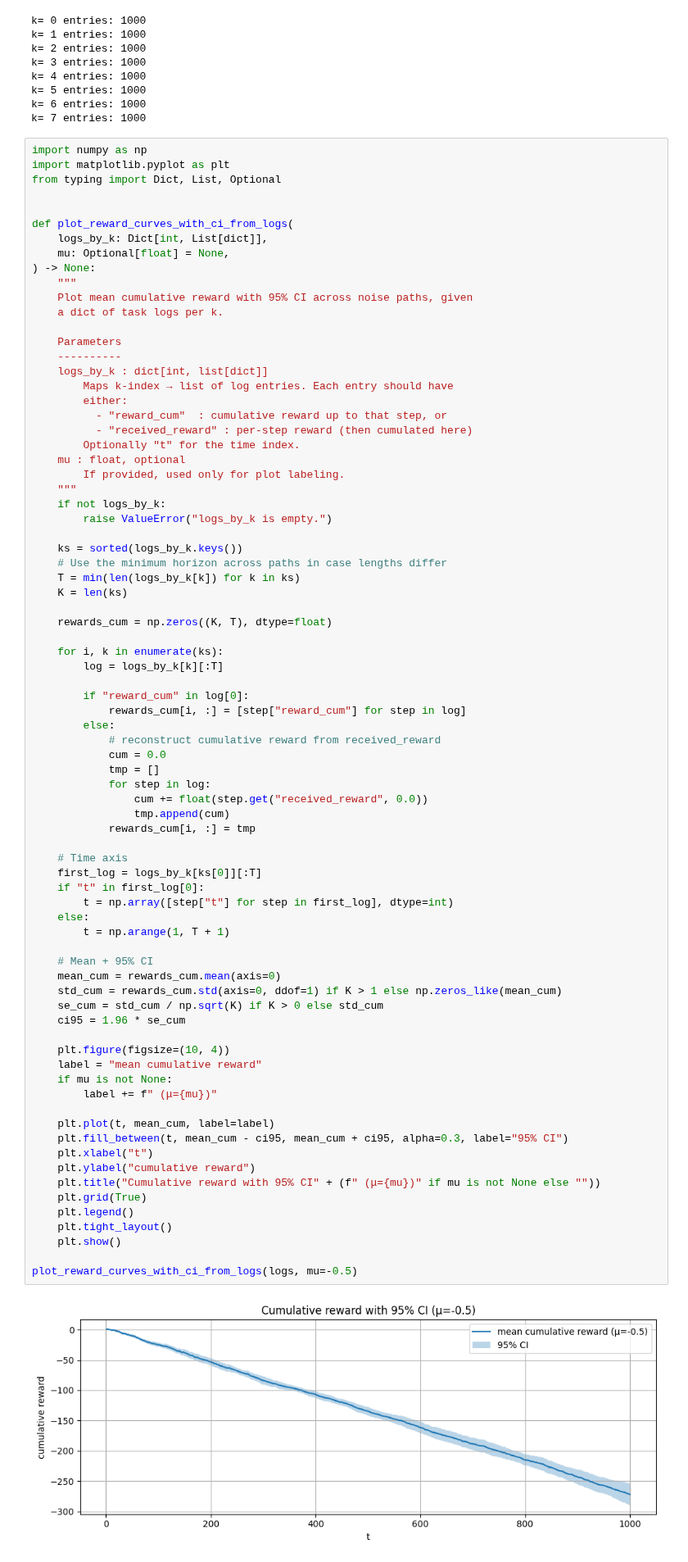
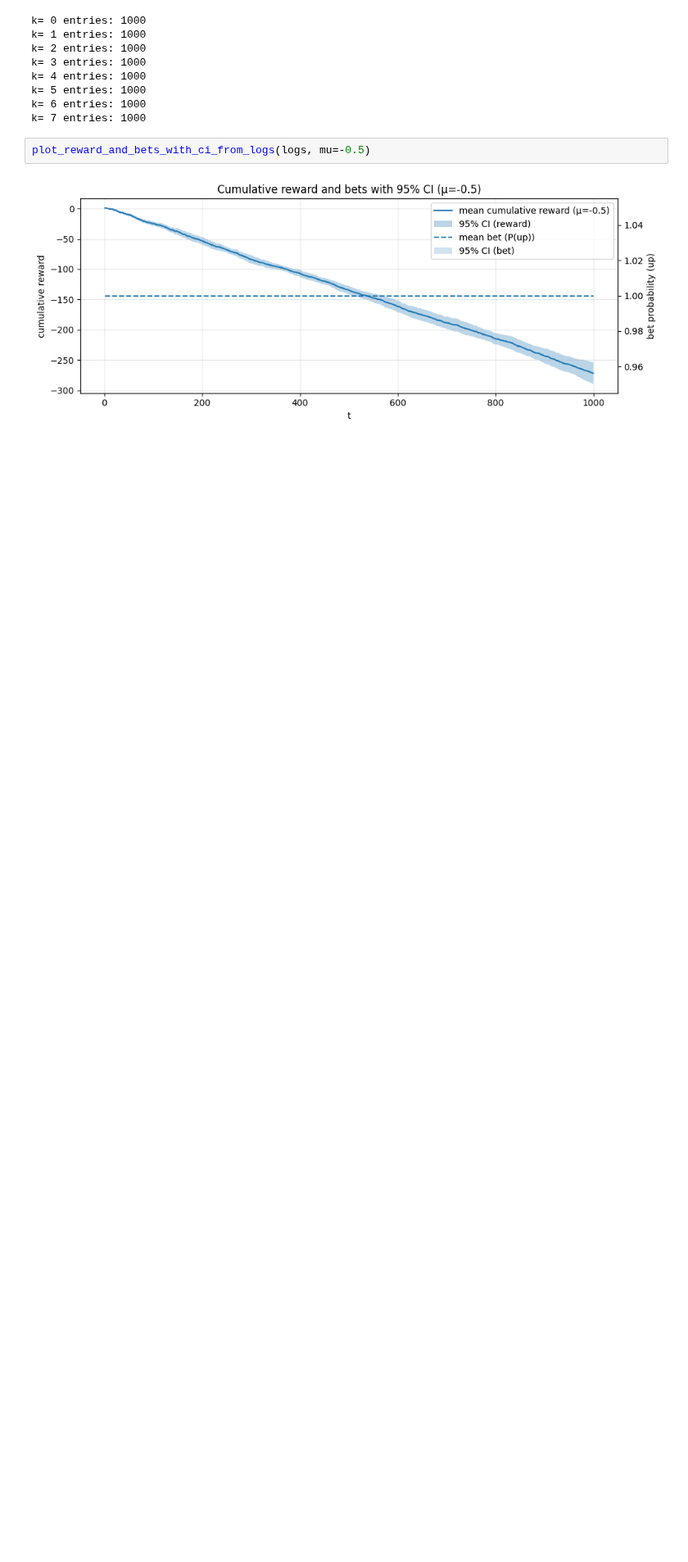
Before and after one commit to MSCA-DN-Digital-Finance/WP3_eXplainable_and_Fair_AI, a Jupyter notebook: IRP1/Code/ct3/code/analysis/251118_ucb_bandit_analysis.ipynb, the cells around one changed output. Shown at 82% size. Drawn from its saved outputs; the diff is of its cells as text; blank space fills up the shorter version.

```diff
--- a/IRP1/Code/ct3/code/analysis/251118_ucb_bandit_analysis.ipynb
+++ b/IRP1/Code/ct3/code/analysis/251118_ucb_bandit_analysis.ipynb
@@ -296,84 +81,8 @@ k= 5 entries: 1000
 k= 6 entries: 1000
 k= 7 entries: 1000
 # %%
-import numpy as np
-import matplotlib.pyplot as plt
-from typing import Dict, List, Optional
-
-
-def plot_reward_curves_with_ci_from_logs(
-    logs_by_k: Dict[int, List[dict]],
-    mu: Optional[float] = None,
-) -> None:
-    """
-    Plot mean cumulative reward with 95% CI across noise paths, given
-    a dict of task logs per k.
-
-    Parameters
-    ----------
-    logs_by_k : dict[int, list[dict]]
-        Maps k-index → list of log entries. Each entry should have
-        either:
-          - "reward_cum"  : cumulative reward up to that step, or
-          - "received_reward" : per-step reward (then cumulated here)
-        Optionally "t" for the time index.
-    mu : float, optional
-        If provided, used only for plot labeling.
-    """
-    if not logs_by_k:
-        raise ValueError("logs_by_k is empty.")
-
-    ks = sorted(logs_by_k.keys())
-    # Use the minimum horizon across paths in case lengths differ
-    T = min(len(logs_by_k[k]) for k in ks)
-    K = len(ks)
-
-    rewards_cum = np.zeros((K, T), dtype=float)
-
-    for i, k in enumerate(ks):
-        log = logs_by_k[k][:T]
-
-        if "reward_cum" in log[0]:
-            rewards_cum[i, :] = [step["reward_cum"] for step in log]
-        else:
-            # reconstruct cumulative reward from received_reward
-            cum = 0.0
-            tmp = []
-            for step in log:
-                cum += float(step.get("received_reward", 0.0))
-                tmp.append(cum)
-            rewards_cum[i, :] = tmp
-
-    # Time axis
-    first_log = logs_by_k[ks[0]][:T]
-    if "t" in first_log[0]:
-        t = np.array([step["t"] for step in first_log], dtype=int)
-    else:
-        t = np.arange(1, T + 1)
-
-    # Mean + 95% CI
-    mean_cum = rewards_cum.mean(axis=0)
-    std_cum = rewards_cum.std(axis=0, ddof=1) if K > 1 else np.zeros_like(mean_cum)
-    se_cum = std_cum / np.sqrt(K) if K > 0 else std_cum
-    ci95 = 1.96 * se_cum
-
-    plt.figure(figsize=(10, 4))
-    label = "mean cumulative reward"
-    if mu is not None:
-        label += f" (μ={mu})"
-
-    plt.plot(t, mean_cum, label=label)
-    plt.fill_between(t, mean_cum - ci95, mean_cum + ci95, alpha=0.3, label="95% CI")
-    plt.xlabel("t")
-    plt.ylabel("cumulative reward")
-    plt.title("Cumulative reward with 95% CI" + (f" (μ={mu})" if mu is not None else ""))
-    plt.grid(True)
-    plt.legend()
-    plt.tight_layout()
-    plt.show()
-
-plot_reward_curves_with_ci_from_logs(logs, mu=-0.5)
+plot_reward_and_bets_with_ci_from_logs(logs, mu=-0.5)
 # %% [output]
-[figure, old version]
+[figure, new version]
 # %%
 logs_by_k = load_task_logs_for_mu(root, mu=-0.25)
```
Also changed, not shown: parts of 9 cells of this notebook, 4 other files.
